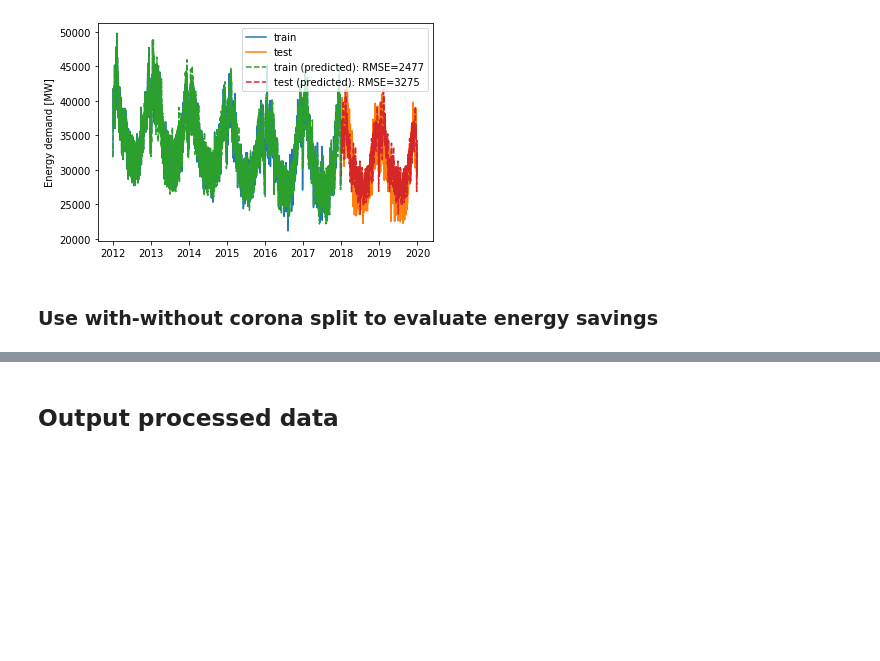
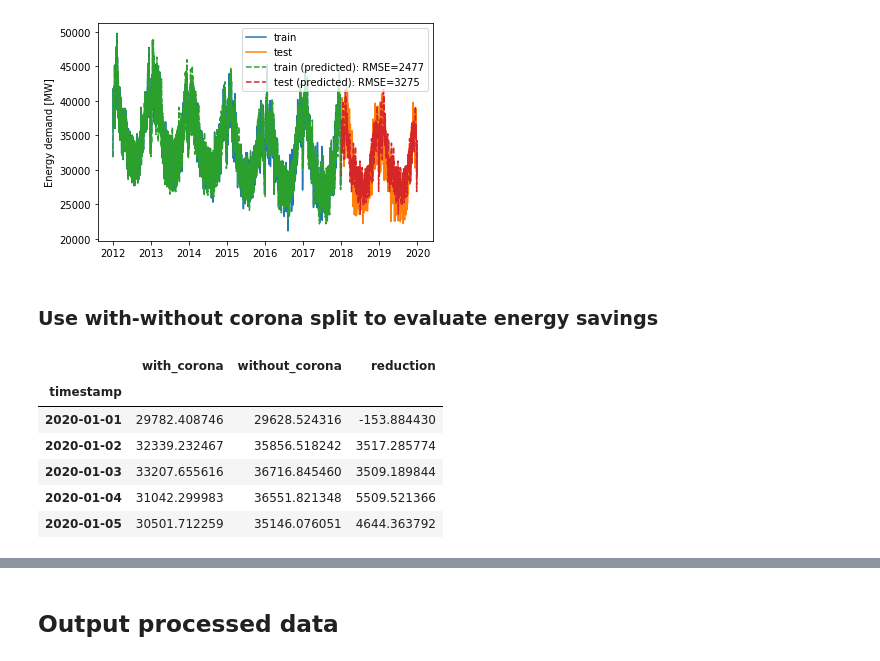
Before and after one commit to BristolFluFighters/BristolFluFighters_NERCHackathonTwo_Recovery, a Jupyter notebook: data/energy_forecast.ipynb, the cells around one changed output, grey strips where cells are left out. Cells and saved outputs as stored; diff of their text form; code cells hidden in the pictures; blank space fills up the shorter version.

```diff
--- a/data/energy_forecast.ipynb
+++ b/data/energy_forecast.ipynb
@@ -174,4 +168,14 @@ uk_energy_demand_2020['reduction'] = uk_energy_demand_2020['without_corona'
 mean_reduction = uk_energy_demand_2020['reduction'].mean()
+# %%
+uk_energy_demand_2020.head()
+# %% [output]
+|  | with_corona | without_corona | reduction |
+| timestamp |  |  |  |
+| 2020-01-01 | 29782.408746 | 29628.524316 | -153.884430 |
+| 2020-01-02 | 32339.232467 | 35856.518242 | 3517.285774 |
+| 2020-01-03 | 33207.655616 | 36716.845460 | 3509.189844 |
+| 2020-01-04 | 31042.299983 | 36551.821348 | 5509.521366 |
+| 2020-01-05 | 30501.712259 | 35146.076051 | 4644.363792 |
 # %%
 fig, ax = plt.subplots()
 ax.plot(uk_energy_demand_2020.index, uk_energy_demand_2020['with_corona'].values,
```
Also changed, not shown: parts of 7 cells of this notebook, 3 other files.
